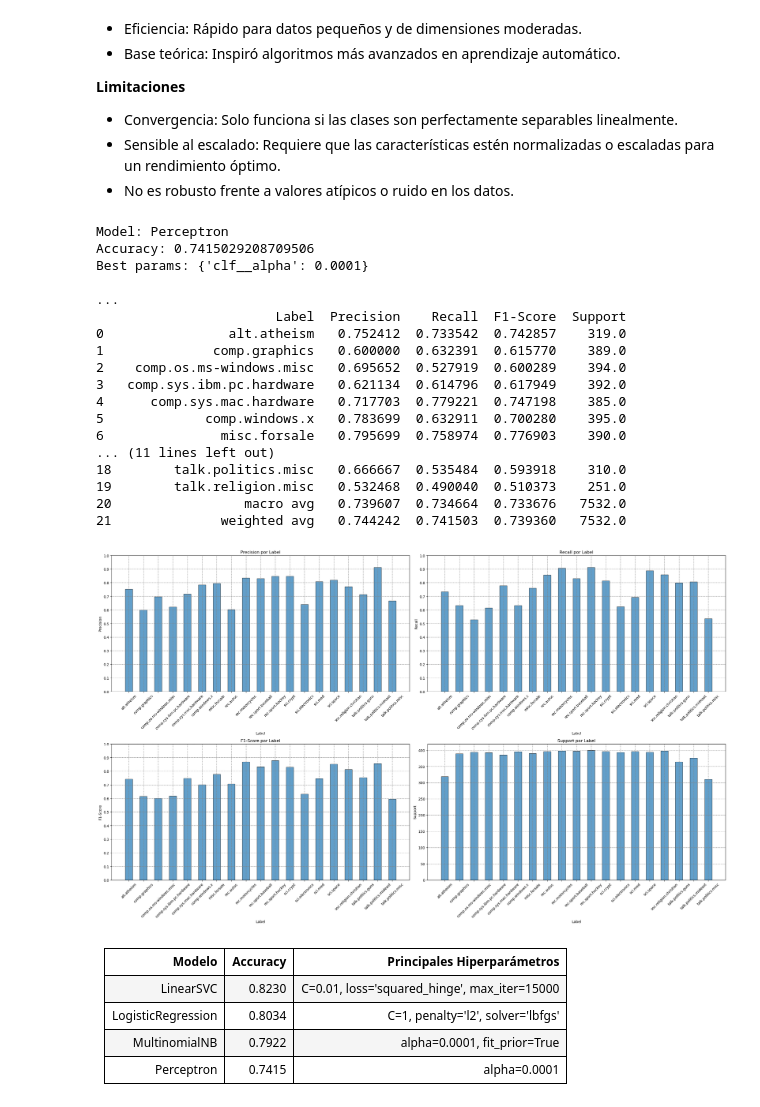
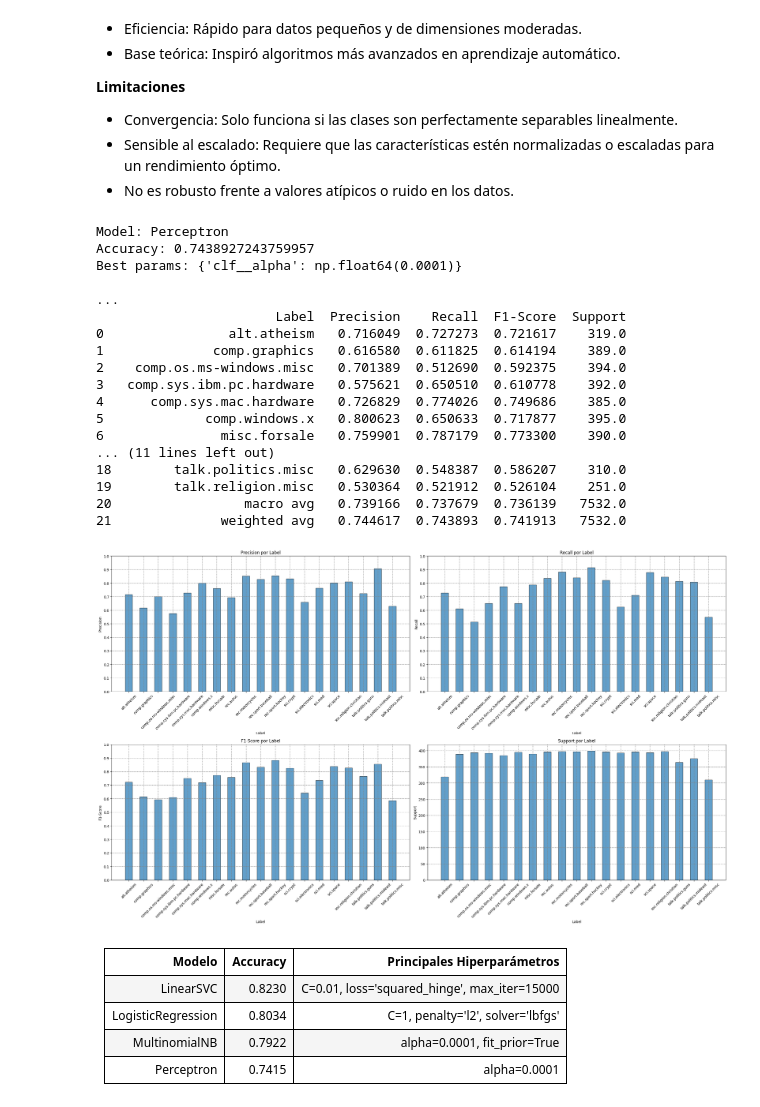
Before and after one commit to evNLP/classification_strategies, a Jupyter notebook: Classification strategies.ipynb, the cells around one changed output. Drawn from its saved outputs; the diff is of its cells as text; code cells hidden in the pictures.

```diff
--- a/Classification strategies.ipynb
+++ b/Classification strategies.ipynb
@@ -272,7 +300,7 @@ Best params: {'clf__C': 1, 'clf__penalty': 'l2', 'clf__solver': 'lbfgs'}
 import matplotlib.pyplot as plt
 import numpy as np
 
-data = df_results.iloc[0]['Report']  # Asumimos un único reporte en este ejemplo
+data = df_results_lr.iloc[0]['Report']  # Asumimos un único reporte en este ejemplo
 df = pd.DataFrame(data).iloc[:-3]  # Eliminar las filas 'avg' y 'weighted avg'
 
 metrics = ['Precision', 'Recall', 'F1-Score', 'Support']
@@ -339,7 +367,7 @@ param_grid = {
     'clf__max_iter': [15000]
 }
 
-acc, best_params, df_results = search_grid([(model.__class__.__name__, model)], [param_grid], X_train, y_train, X_test, y_test)
+acc, best_params, df_results_lsvc = search_grid([(model.__class__.__name__, model)], [param_grid], X_train, y_train, X_test, y_test)
 # %%
 print("Model:", model.__class__.__name__)
 print("Accuracy:", acc)
@@ -353,7 +395,7 @@ Best params: {'clf__C': 0.01, 'clf__loss': 'squared_hinge', 'clf__max_iter': 150
 import matplotlib.pyplot as plt
 import numpy as np
 
-data = df_results.iloc[0]['Report']  # Asumimos un único reporte en este ejemplo
+data = df_results_lsvc.iloc[0]['Report']  # Asumimos un único reporte en este ejemplo
 df = pd.DataFrame(data).iloc[:-3]  # Eliminar las filas 'avg' y 'weighted avg'
 
 metrics = ['Precision', 'Recall', 'F1-Score', 'Support']
@@ -420,57 +462,57 @@ param_grid = {
     'clf__alpha': np.arange(0.0001, 0.001, 0.01),
 }
 
-acc, best_params, df_results = search_grid([(model.__class__.__name__, model)], [param_grid], X_train, y_train, X_test, y_test)
+acc, best_params, df_results_p = search_grid([(model.__class__.__name__, model)], [param_grid], X_train, y_train, X_test, y_test)
 # %%
 print("Model:", model.__class__.__name__)
 print("Accuracy:", acc)
 print("Best params:", best_params)
-print(df_results.to_string(index=False))
+print(df_results_p.to_string(index=False))
 # %% [output]
 Model: Perceptron
-Accuracy: 0.7415029208709506
-Best params: {'clf__alpha': 0.0001}
+Accuracy: 0.7438927243759957
+Best params: {'clf__alpha': np.float64(0.0001)}
                                                                                                                                                                                                          ...
                        Label  Precision    Recall  F1-Score  Support
-0                alt.atheism   0.752412  0.733542  0.742857    319.0
-1              comp.graphics   0.600000  0.632391  0.615770    389.0
-2    comp.os.ms-windows.misc   0.695652  0.527919  0.600289    394.0
-3   comp.sys.ibm.pc.hardware   0.621134  0.614796  0.617949    392.0
-4      comp.sys.mac.hardware   0.717703  0.779221  0.747198    385.0
-5             comp.windows.x   0.783699  0.632911  0.700280    395.0
-6               misc.forsale   0.795699  0.758974  0.776903    390.0
+0                alt.atheism   0.716049  0.727273  0.721617    319.0
+1              comp.graphics   0.616580  0.611825  0.614194    389.0
+2    comp.os.ms-windows.misc   0.701389  0.512690  0.592375    394.0
+3   comp.sys.ibm.pc.hardware   0.575621  0.650510  0.610778    392.0
+4      comp.sys.mac.hardware   0.726829  0.774026  0.749686    385.0
+5             comp.windows.x   0.800623  0.650633  0.717877    395.0
+6               misc.forsale   0.759901  0.787179  0.773300    390.0
 ... (11 lines left out)
-18        talk.politics.misc   0.666667  0.535484  0.593918    310.0
-19        talk.religion.misc   0.532468  0.490040  0.510373    251.0
-20                 macro avg   0.739607  0.734664  0.733676   7532.0
-21              weighted avg   0.744242  0.741503  0.739360   7532.0
+18        talk.politics.misc   0.629630  0.548387  0.586207    310.0
+19        talk.religion.misc   0.530364  0.521912  0.526104    251.0
+20                 macro avg   0.739166  0.737679  0.736139   7532.0
+21              weighted avg   0.744617  0.743893  0.741913   7532.0
 # %%
 import matplotlib.pyplot as plt
 import numpy as np
 
-data = df_results.iloc[0]['Report']  # Asumimos un único reporte en este ejemplo
+data = df_results_p.iloc[0]['Report']  # Asumimos un único reporte en este ejemplo
 df = pd.DataFrame(data).iloc[:-3]  # Eliminar las filas 'avg' y 'weighted avg'
 
 metrics = ['Precision', 'Recall', 'F1-Score', 'Support']
 fig, axes = plt.subplots(2, 2, figsize=(25, 15))
 axes = axes.flatten()
 
 for i, metric in enumerate(metrics):
     if i < 3:
         axes[i].set_ylim(0, 1)
         axes[i].set_yticks(np.arange(0,1.1,0.1))
     axes[i].bar(df['Label'], df[metric], width=0.5, alpha=0.7, edgecolor='black')
     axes[i].set_title(f'{metric} por Label')
     axes[i].set_xlabel('Label')
     axes[i].set_ylabel(metric)
     axes[i].tick_params(axis='x', rotation=45)
     axes[i].yaxis.grid(True, color='gray', linestyle='dashed')
     axes[i].xaxis.grid(True, color='gray', linestyle='dashed')
 
 plt.tight_layout()
 plt.show()
 # %% [output]
-[figure, old version]
+[figure, new version]
 # %% [markdown]
 <table style="margin: auto; text-align: center; border-collapse: collapse; width: 70%;">
   <thead>
```
Also changed, not shown: parts of 8 cells of this notebook.
